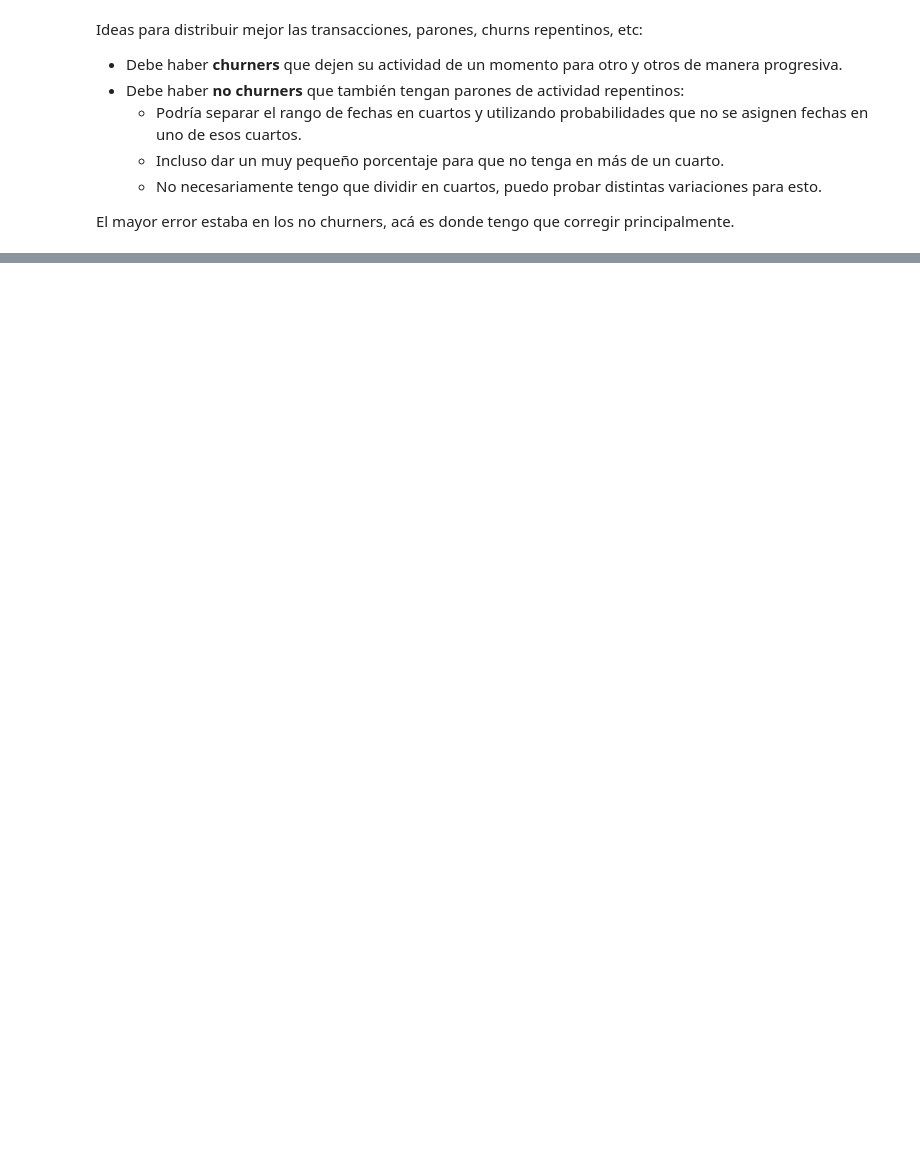
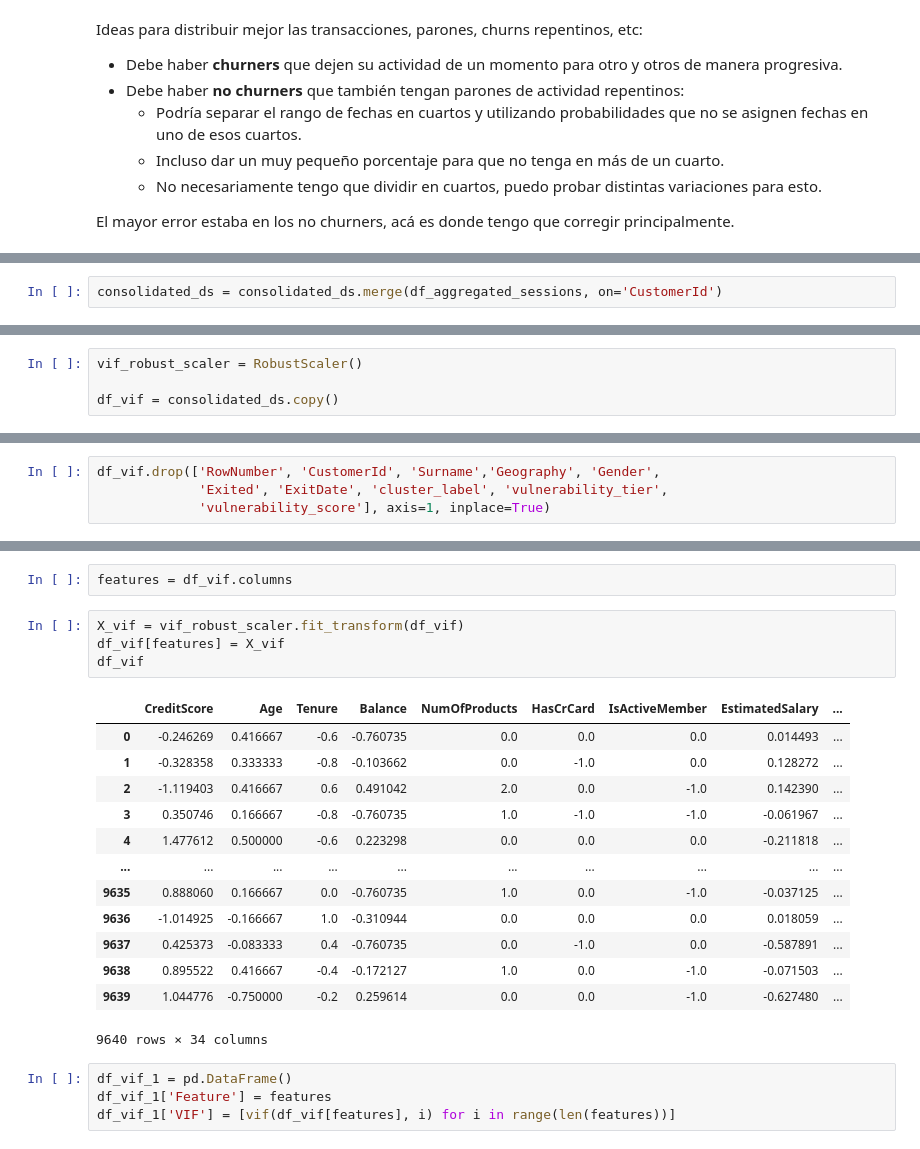
Before and after one commit to ignaciomajo/velarion_fintech, a Jupyter notebook: datasets_consolidation.ipynb, the cells around one changed output, grey strips where cells are left out. Saved outputs shown, nothing was run; the diff lists cells and outputs as text; blank space fills up the shorter version.

```diff
--- a/datasets_consolidation.ipynb
+++ b/datasets_consolidation.ipynb
@@ -2455,0 +2851,2 @@ El mayor error estaba en los no churners, acá es donde tengo que corregir princ
+# %%
+consolidated_ds = consolidated_ds.merge(df_aggregated_sessions, on='CustomerId')
@@ -2455,0 +2882,4 @@ El mayor error estaba en los no churners, acá es donde tengo que corregir princ
+# %%
+vif_robust_scaler = RobustScaler()
+
+df_vif = consolidated_ds.copy()
@@ -2455,0 +2912,4 @@ El mayor error estaba en los no churners, acá es donde tengo que corregir princ
+# %%
+df_vif.drop(['RowNumber', 'CustomerId', 'Surname','Geography', 'Gender',
+             'Exited', 'ExitDate', 'cluster_label', 'vulnerability_tier',
+             'vulnerability_score'], axis=1, inplace=True)
@@ -2455,0 +2945,24 @@ El mayor error estaba en los no churners, acá es donde tengo que corregir princ
+# %%
+features = df_vif.columns
+# %%
+X_vif = vif_robust_scaler.fit_transform(df_vif)
+df_vif[features] = X_vif
+df_vif
+# %% [output]
+|  | CreditScore | Age | Tenure | Balance | NumOfProducts | HasCrCard | IsActiveMember | EstimatedSalary | ... |
+| 0 | -0.246269 | 0.416667 | -0.6 | -0.760735 | 0.0 | 0.0 | 0.0 | 0.014493 | ... |
+| 1 | -0.328358 | 0.333333 | -0.8 | -0.103662 | 0.0 | -1.0 | 0.0 | 0.128272 | ... |
+| 2 | -1.119403 | 0.416667 | 0.6 | 0.491042 | 2.0 | 0.0 | -1.0 | 0.142390 | ... |
+| 3 | 0.350746 | 0.166667 | -0.8 | -0.760735 | 1.0 | -1.0 | -1.0 | -0.061967 | ... |
+| 4 | 1.477612 | 0.500000 | -0.6 | 0.223298 | 0.0 | 0.0 | 0.0 | -0.211818 | ... |
+| ... | ... | ... | ... | ... | ... | ... | ... | ... | ... |
+| 9635 | 0.888060 | 0.166667 | 0.0 | -0.760735 | 1.0 | 0.0 | -1.0 | -0.037125 | ... |
+| 9636 | -1.014925 | -0.166667 | 1.0 | -0.310944 | 0.0 | 0.0 | 0.0 | 0.018059 | ... |
+| 9637 | 0.425373 | -0.083333 | 0.4 | -0.760735 | 0.0 | -1.0 | 0.0 | -0.587891 | ... |
+| 9638 | 0.895522 | 0.416667 | -0.4 | -0.172127 | 1.0 | 0.0 | -1.0 | -0.071503 | ... |
+| 9639 | 1.044776 | -0.750000 | -0.2 | 0.259614 | 0.0 | 0.0 | -1.0 | -0.627480 | ... |
+9640 rows × 34 columns
+# %%
+df_vif_1 = pd.DataFrame()
+df_vif_1['Feature'] = features
+df_vif_1['VIF'] = [vif(df_vif[features], i) for i in range(len(features))]
```
Also changed, not shown: parts of 59 cells of this notebook.
